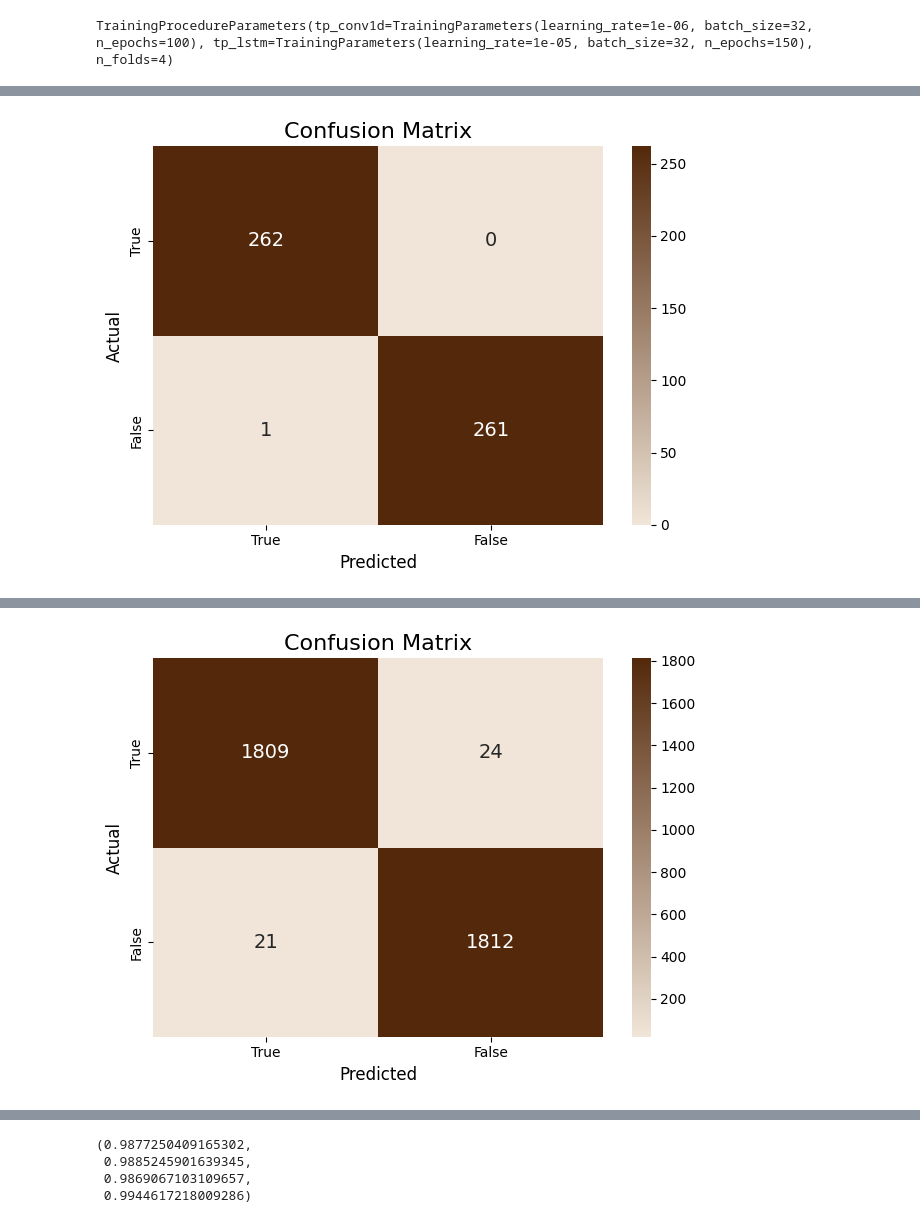
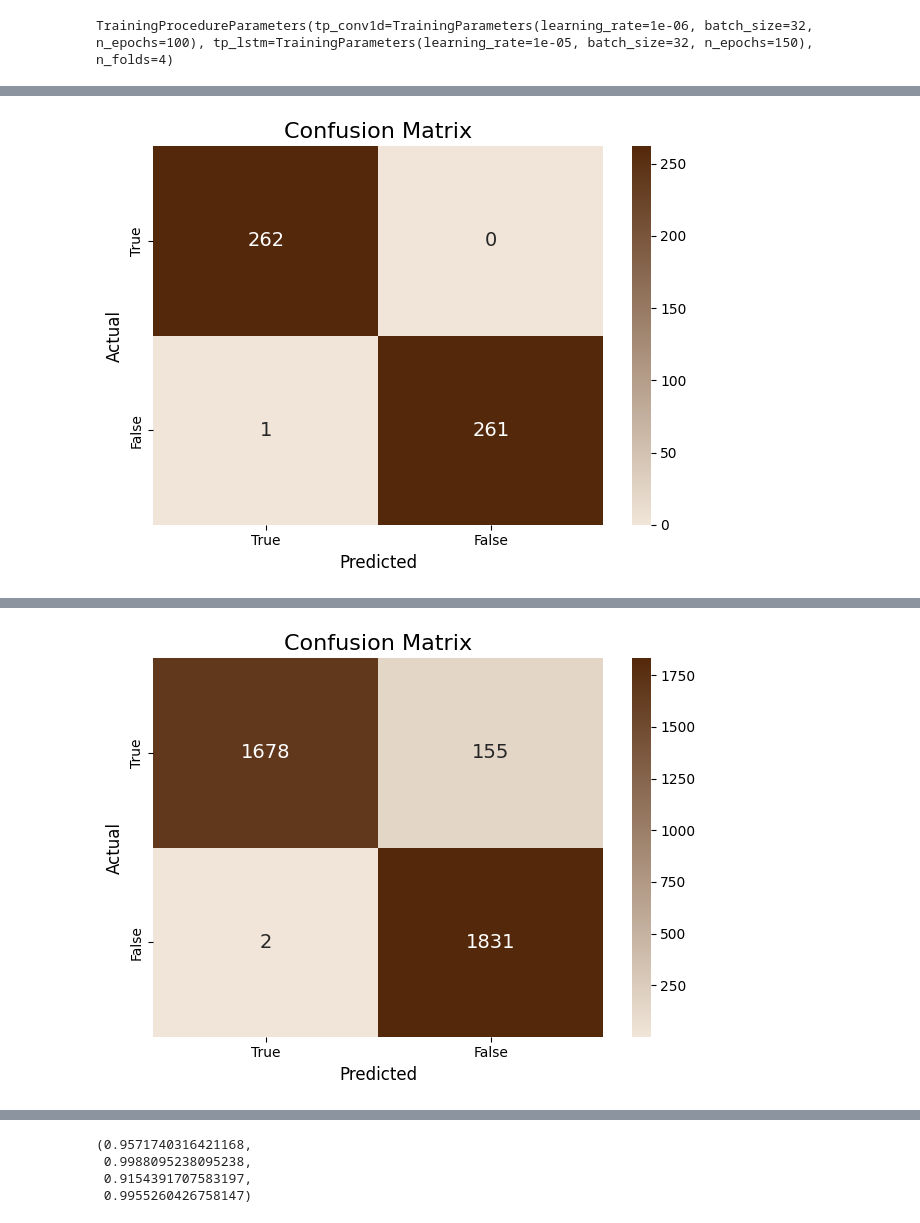
Before and after one commit to mklimek001/gait-features-identification, a Jupyter notebook: cv_siamese_raw_comparison.ipynb, the cells around one changed output, grey strips where cells are left out. Saved outputs shown, nothing was run; the diff lists cells and outputs as text; code cells hidden in the pictures.

```diff
--- a/cv_siamese_raw_comparison.ipynb
+++ b/cv_siamese_raw_comparison.ipynb
@@ -278,6 +277,7 @@ cv.perform_training(
     n_epochs = tpp.tp_conv1d.n_epochs,
     threshold = 0.5,
     show_plot = True,
+    embedding_size =  32,
     csv_file_path = Path('results/predictions_cv/yolo_cycles_conv1d.csv'),
 )
 # %% [output]
@@ -370 +370 @@ False    21   1812
-[figure, old version]
+[figure, new version]
@@ -373,7 +373,7 @@ False    21   1812
-(0.9877250409165302,
- 0.9885245901639345,
- 0.9869067103109657,
- 0.9944617218009286)
+(0.9571740316421168,
+ 0.9988095238095238,
+ 0.9154391707583197,
+ 0.9955260426758147)
 # %%
 cv = CrossValidationSiameseRaw(
     sequence_cycles=yolo_cycles,
```
Also changed, not shown: parts of 10 cells of this notebook, 24 other files.
